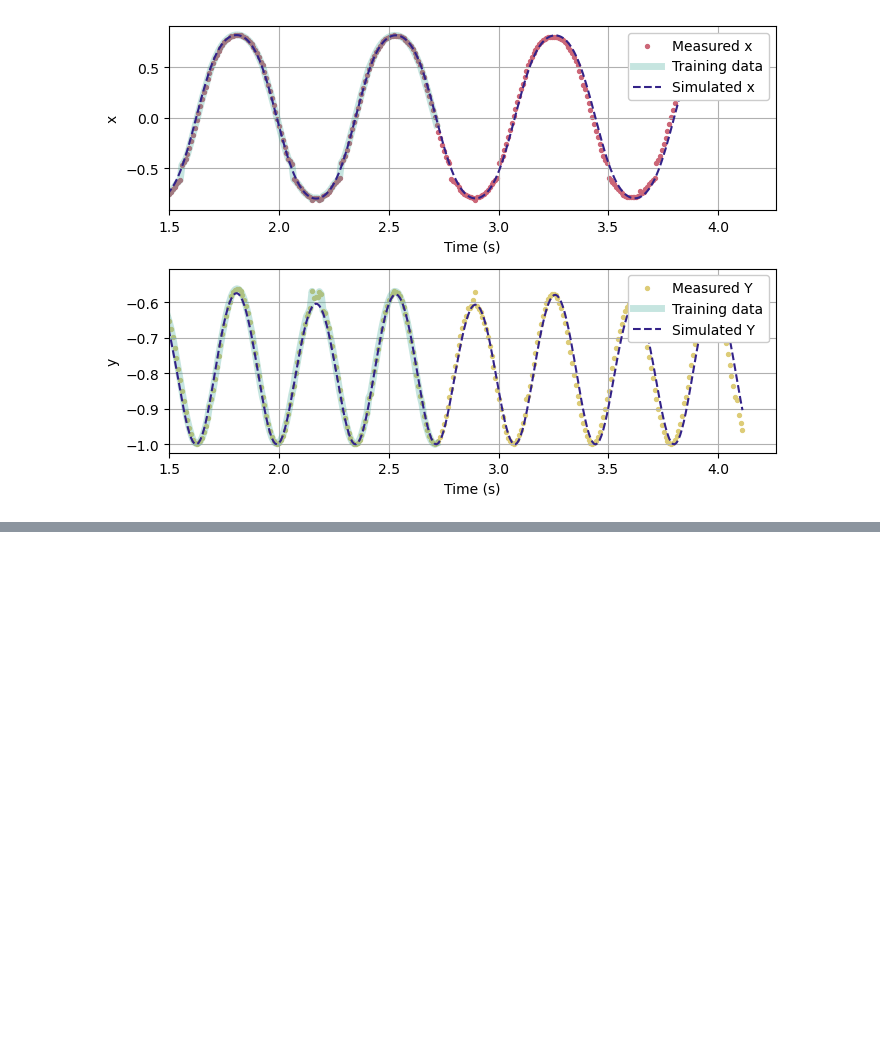
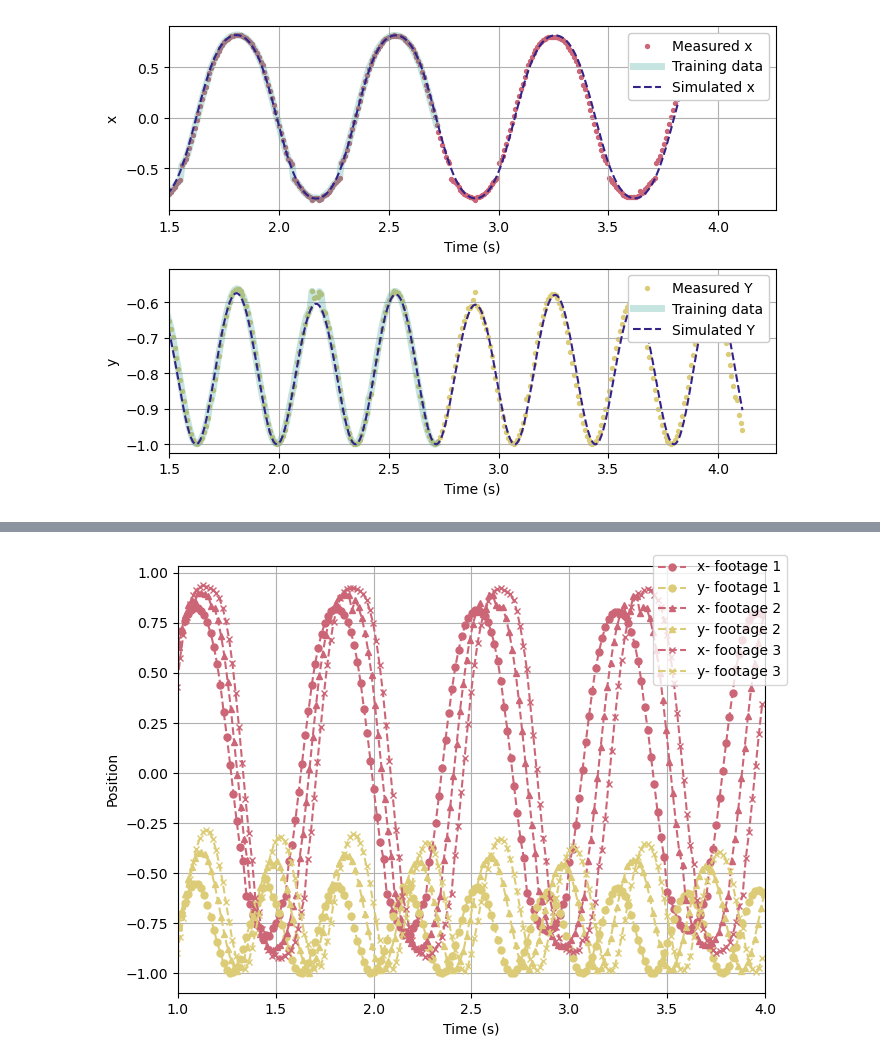
Before and after one commit to mjayadharan/DAE-FINDER_dev, a Jupyter notebook: Examples/Example_2_pendulum/damped_pendulum_video_parameter_estimation.ipynb, the cells around one changed output, grey strips where cells are left out. Drawn from its saved outputs; the diff is of its cells as text; code cells hidden in the pictures; blank space fills up the shorter version.

```diff
--- a/Examples/Example_2_pendulum/damped_pendulum_video_parameter_estimation.ipynb
+++ b/Examples/Example_2_pendulum/damped_pendulum_video_parameter_estimation.ipynb
@@ -440,0 +445,26 @@ plt.show()
+# %%
+fig, ax = plt.subplots(figsize=(7, 5))
+marker_list = ['o', '^', 'x', 'D']
+label_list = ['footage 1', 'footage 2', 'footage 3', 'footage 4']
+
+for i, df in enumerate(df_trimmed):
+    df_subset = df[(df['t'] >= 0.2) & (df['t'] <= 4)]
+
+    ax.plot(df_subset['t'][::2], df_subset['x'][::2], label=f'x- footage {i+1}', marker=marker_list[i % len(marker_list)],
+             linestyle='--', color='#CC6677', markersize=5)
+    ax.plot(df_subset['t'][::2], df_subset['y'][::2], label=f'y- footage {i+1}', marker=marker_list[i % len(marker_list)],
+             linestyle='--', color='#DDCC77', markersize=5)
+
+ax.set_xlabel('Time (s)')
+ax.set_ylabel('Position')
+ax.grid(True)
+ax.set_xlim(left=1, right=4)
+
+handles, labels = ax.get_legend_handles_labels()
+fig.legend(handles, labels, loc='upper right')
+
+plt.tight_layout()
+plt.savefig('Example_2_pendulum_experimet_data.svg', format='svg')
+plt.show()
+# %% [output]
+[figure, added]
```
Also changed, not shown: parts of 1 cell of this notebook, 12 other files.
